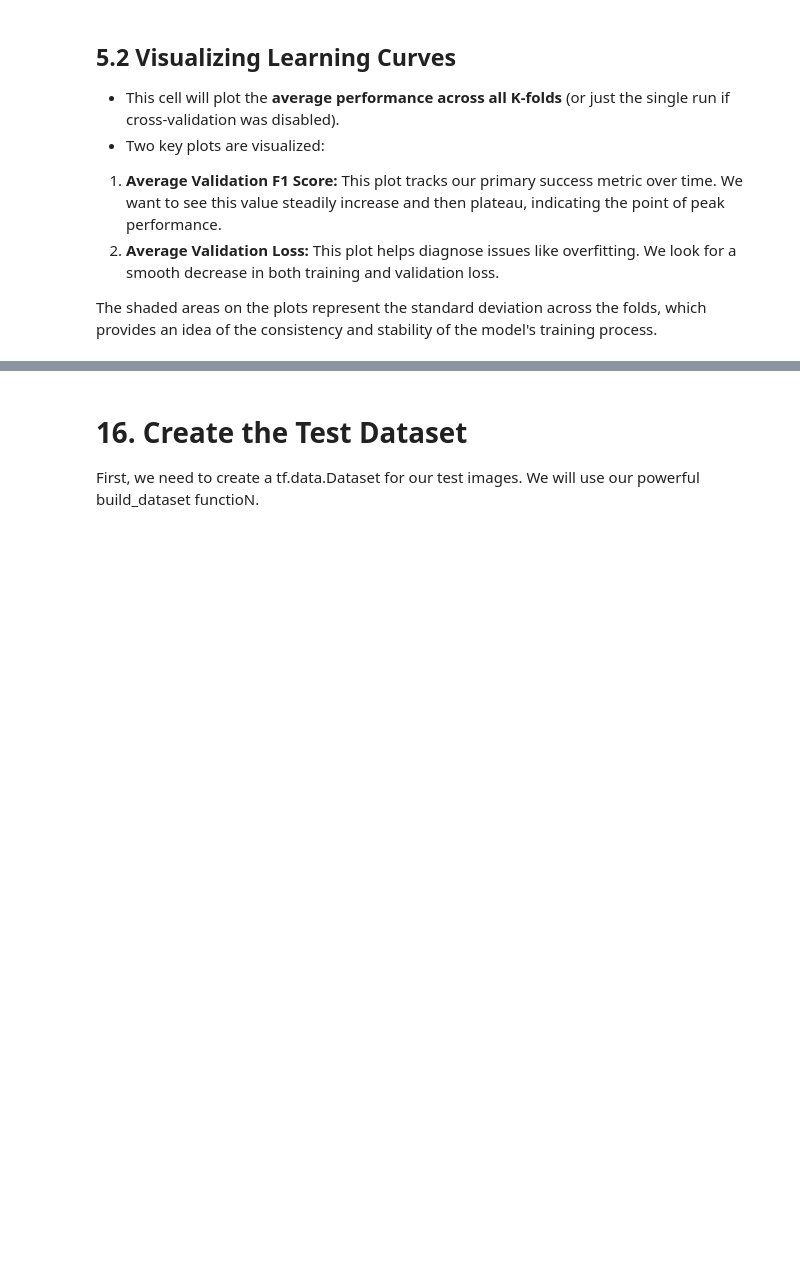
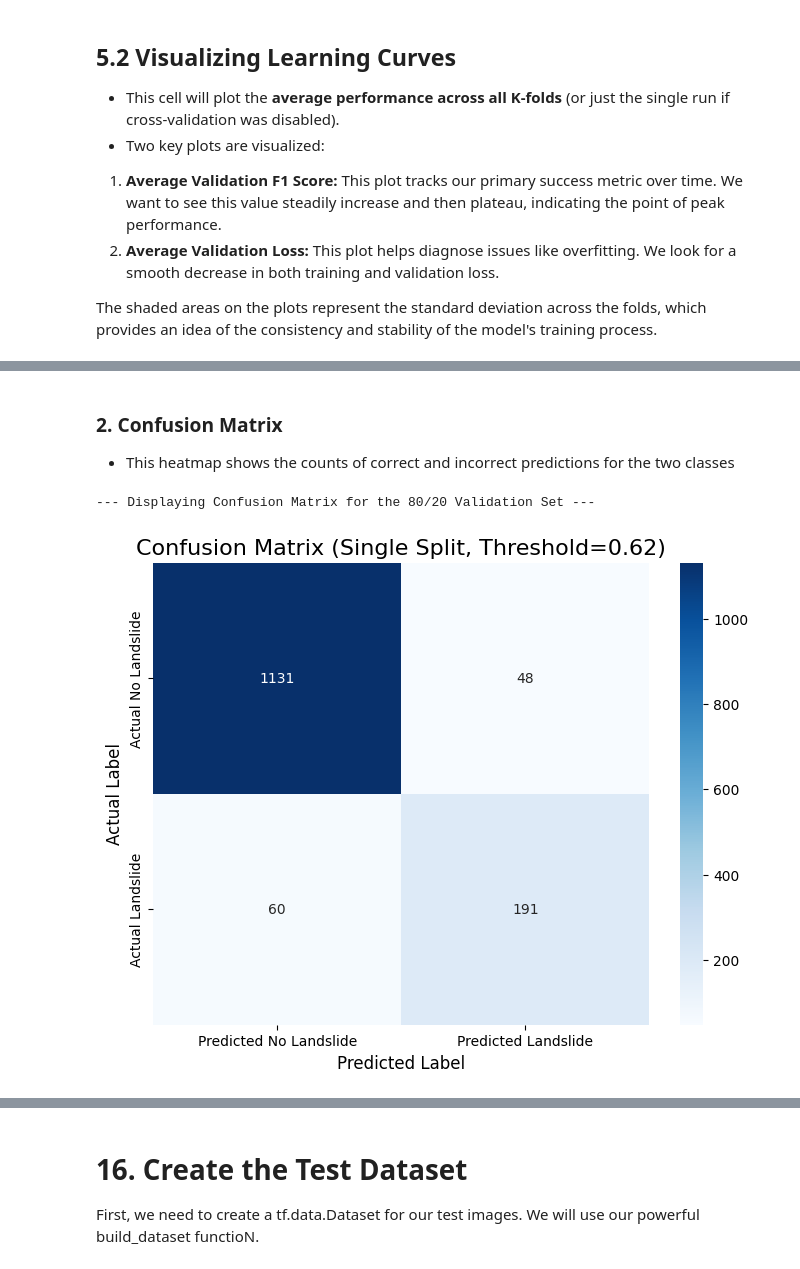
Before and after one commit to Klisters-design/Landslide-Classification, a Jupyter notebook: LandslideDetection.ipynb, the cells around one changed output, grey strips where cells are left out. Drawn from its saved outputs; the diff is of its cells as text; code cells hidden in the pictures; blank space fills up the shorter version.

```diff
--- a/LandslideDetection.ipynb
+++ b/LandslideDetection.ipynb
@@ -1953,0 +2499,44 @@ This cell performs the definitive evaluation of our best model on the data it di
+# %% [markdown]
+### 2. Confusion Matrix
+- This heatmap shows the counts of correct and incorrect predictions for the two classes
+# %%
+from sklearn.metrics import confusion_matrix
+import seaborn as sns
+import matplotlib.pyplot as plt
+import numpy as np
+
+# This cell will now correctly handle both single-split and cross-validation modes.
+
+if Config.USE_CROSS_VALIDATION:
+    # In CV mode, we use the out-of-fold (OOF) predictions for the most robust evaluation.
+    print("--- Displaying Confusion Matrix for Combined Out-of-Fold (OOF) Predictions ---")
+
+    # These variables were created in the previous "Classification Report" cell
+    y_true_for_cm = all_y_true_oof
+    y_pred_for_cm = y_val_pred_optimal_oof
+    title = f"Confusion Matrix (Combined OOF Results, Threshold={best_threshold_oof:.2f})"
+
+else:
+    # In single-split mode, we use the standard validation set predictions.
+    print("--- Displaying Confusion Matrix for the 80/20 Validation Set ---")
+
+    # These variables were created in the previous "Classification Report" cell
+    y_true_for_cm = y_val_true
+    y_pred_for_cm = y_val_pred_optimal
+    title = f"Confusion Matrix (Single Split, Threshold={best_threshold_final:.2f})"
+
+# Generate the confusion matrix
+cm = confusion_matrix(y_true_for_cm, y_pred_for_cm)
+
+# Plot the confusion matrix using a heatmap for better visualization
+plt.figure(figsize=(8, 6))
+sns.heatmap(cm, annot=True, fmt='d', cmap='Blues',
+            xticklabels=['Predicted No Landslide', 'Predicted Landslide'],
+            yticklabels=['Actual No Landslide', 'Actual Landslide'])
+plt.title(title, fontsize=16)
+plt.ylabel('Actual Label', fontsize=12)
+plt.xlabel('Predicted Label', fontsize=12)
+plt.show()
+# %% [output]
+--- Displaying Confusion Matrix for the 80/20 Validation Set ---
+[figure, added]
```
Also changed, not shown: parts of 120 cells of this notebook.
